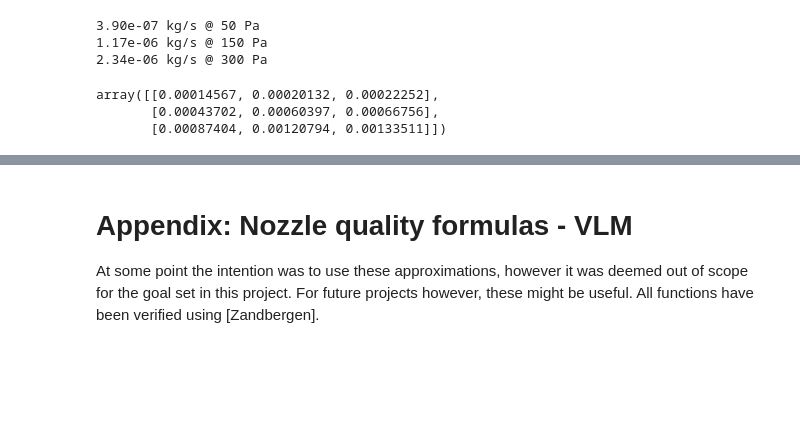
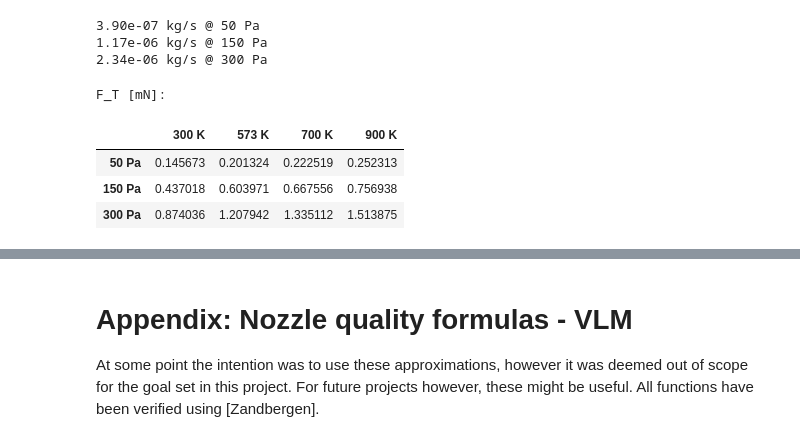
Before and after one commit to wdoppenberg/mp-operational-envelope, a Jupyter notebook: OperationalEnvelope.ipynb, the cells around one changed output, grey strips where cells are left out. Cells and saved outputs as stored; diff of their text form; code cells hidden in the pictures; blank space fills up the shorter version.

```diff
--- a/OperationalEnvelope.ipynb
+++ b/OperationalEnvelope.ipynb
@@ -670,6 +668,7 @@ $$ I_{sp} = \frac{F_T}{\dot{m}g_0} = \sqrt{\frac{\pi k T_w}{2 m g_0^2}} $$
 # %%
 from scipy.constants import physical_constants
 import numpy as np
+import pandas as pd
 
 k, _, _ = physical_constants['Boltzmann constant']
 
@@ -678,6 +677,8 @@ alpha = 0.36        # - [Guerrieri]
 A_e = 16e-6         # m^2
 n_slots = 10
 molmass = 4.652e-26 # kg
+g_0 = 9.81
+c_v = 1996      #J/K/kg water vapour
 
 p_0 = np.array([50, 150, 300]) # Pa
 
@@ -691,13 +692,24 @@ for m, p in zip(mdot, p_0):
 2.34e-06 kg/s @ 300 Pa
 # %%
 p_0 = np.array([50, 150, 300]) # Pa
-T_w = np.array([300, 573, 700])
+T_w = np.array([300, 573, 700, 900]) # K
 
 p_0, T_w = np.meshgrid(p_0, T_w, indexing='ij')
 
-F_T = alpha*p_0*A_e*np.sqrt(T_w/T_0)/2
-F_T
+mdot = alpha*p_0*np.sqrt(molmass/(2*np.pi*k*T_0))*A_e  # kg/s
+F_T = alpha*p_0*A_e*np.sqrt(T_w/T_0)/2 # N
+I_sp = F_T/(mdot*g_0) # s
+P = mdot*c_v*(T_w - T_0)/0.6
+
+print('F_T [mN]:')
+pd.DataFrame(
+    F_T*1e3,
+    index=[f"{x} Pa" for x in p_0[:,0]],
+    columns=[f"{x} K" for x in T_w[0,:]]
+    )
 # %% [output]
-array([[0.00014567, 0.00020132, 0.00022252],
-       [0.00043702, 0.00060397, 0.00066756],
-       [0.00087404, 0.00120794, 0.00133511]])
+F_T [mN]:
+|  | 300 K | 573 K | 700 K | 900 K |
+| 50 Pa | 0.145673 | 0.201324 | 0.222519 | 0.252313 |
+| 150 Pa | 0.437018 | 0.603971 | 0.667556 | 0.756938 |
+| 300 Pa | 0.874036 | 1.207942 | 1.335112 | 1.513875 |
```
Also changed, not shown: parts of 2 cells of this notebook.
